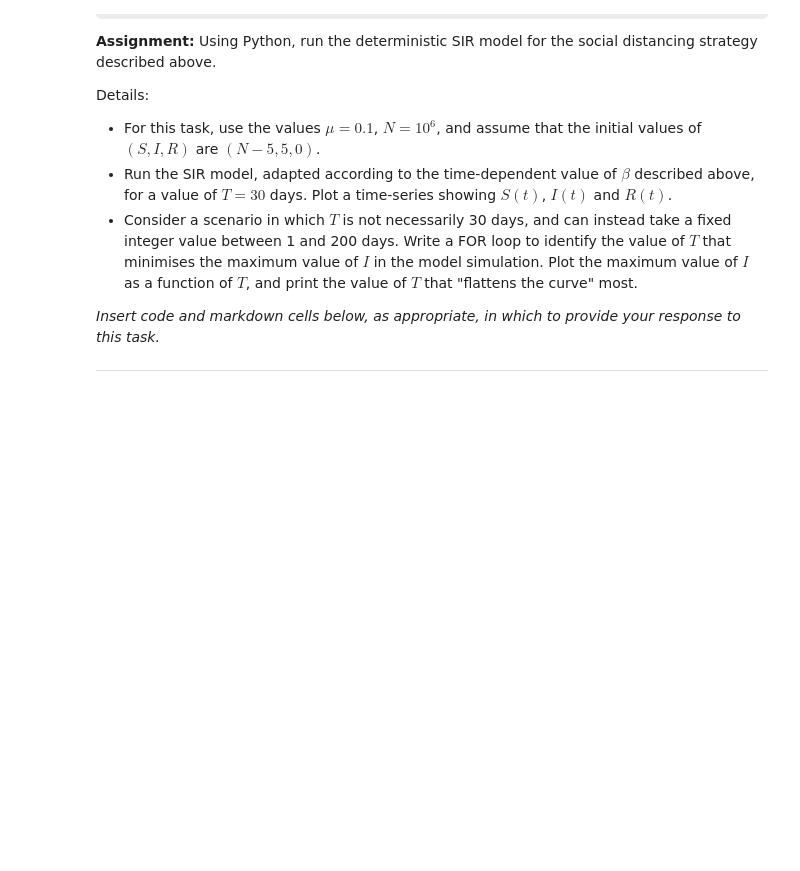
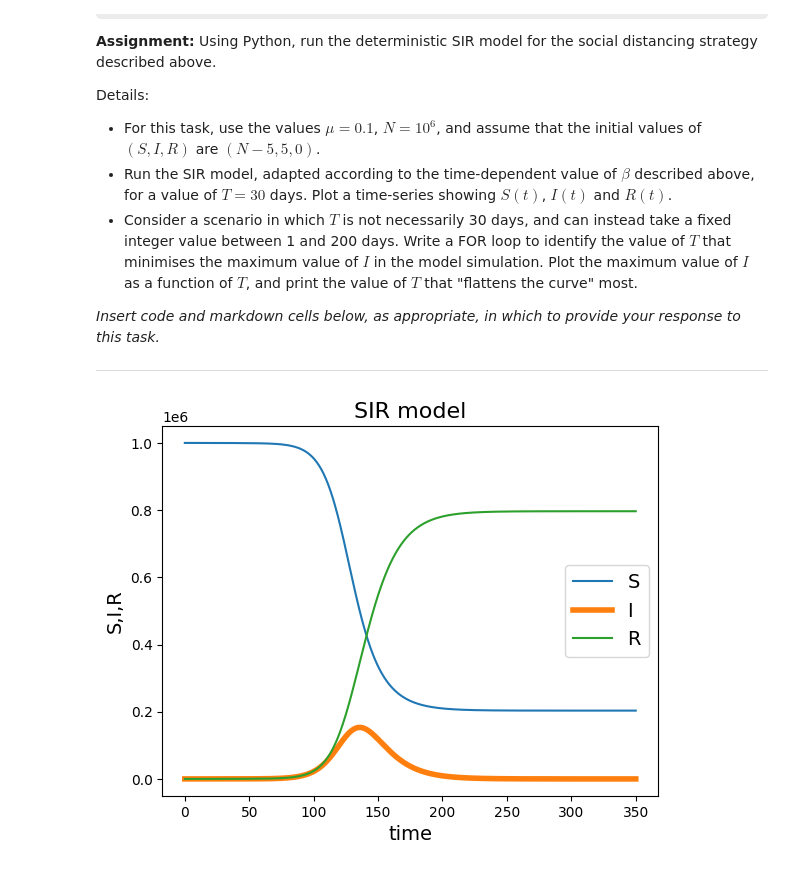
Before and after one commit to Freddie-Howells1/MathsByComputer, a Jupyter notebook: TaskA3.ipynb, the cells around one changed output. Cells and saved outputs as stored; diff of their text form; code cells hidden in the pictures; some formulas as TeX source; blank space fills up the shorter version.

```diff
--- a/TaskA3.ipynb
+++ b/TaskA3.ipynb
@@ -19,3 +19,69 @@ Details:
 *Insert code and markdown cells below, as appropriate, in which to provide your response to this task.*
 
 ---
+# %%
+#import relevant libraries
+import numpy as np
+import matplotlib.pyplot as plt
+from scipy.integrate import odeint
+
+# define a function to give the RHS of the ODE system
+def SIR(y, t):
+    # returns RHS of the SIR model
+    S, I, R = y
+
+    beta = betafunc(t)
+    mu = 0.1
+
+    N = S + I + R
+    Sdot = -beta * S * I
+    Idot = beta * S * I - mu * I
+    Rdot = mu * I
+
+    return Sdot, Idot, Rdot
+
+# define a function for beta
+def betafunc(t):
+    if t<T or t>T+30:
+        return 2*10**-7
+    if T<=t and t<=T+30:
+        return 1.5*10**-7
+
+# --- Problem setup --- #
+
+# set up time grid for the solution
+tf = 350
+Nsteps = 1000
+t = np.linspace(0, tf, Nsteps+1)
+
+# give the T value for the beta function
+T=30
+
+# Set initial conditions and put into array y0
+S0 = 10**6 - 5
+I0 = 5
+R0 = 0
+y0 = np.array([S0, I0, R0])
+
+# --- Call the ODE solver and extract solutions --- #
+
+y_sol = odeint(SIR, y0, t)
+
+# extract S, I, R from the solution array y
+S = y_sol[:,0]
+I = y_sol[:,1]
+R = y_sol[:,2]
+
+# plot the time evolution of the S, I, R
+plt.plot(t, S, label = "S")
+plt.plot(t, I, lw = 4, label = "I")
+plt.plot(t, R, label = "R")
+
+# labels etc
+plt.xlabel("time", fontsize = 14)
+plt.ylabel("S,I,R", fontsize = 14)
+plt.title("SIR model", fontsize = 16)
+plt.legend(fontsize = 14)
+plt.show()
+# %% [output]
+[figure, added]
```
Also changed, not shown: parts of 1 cell of this notebook.
